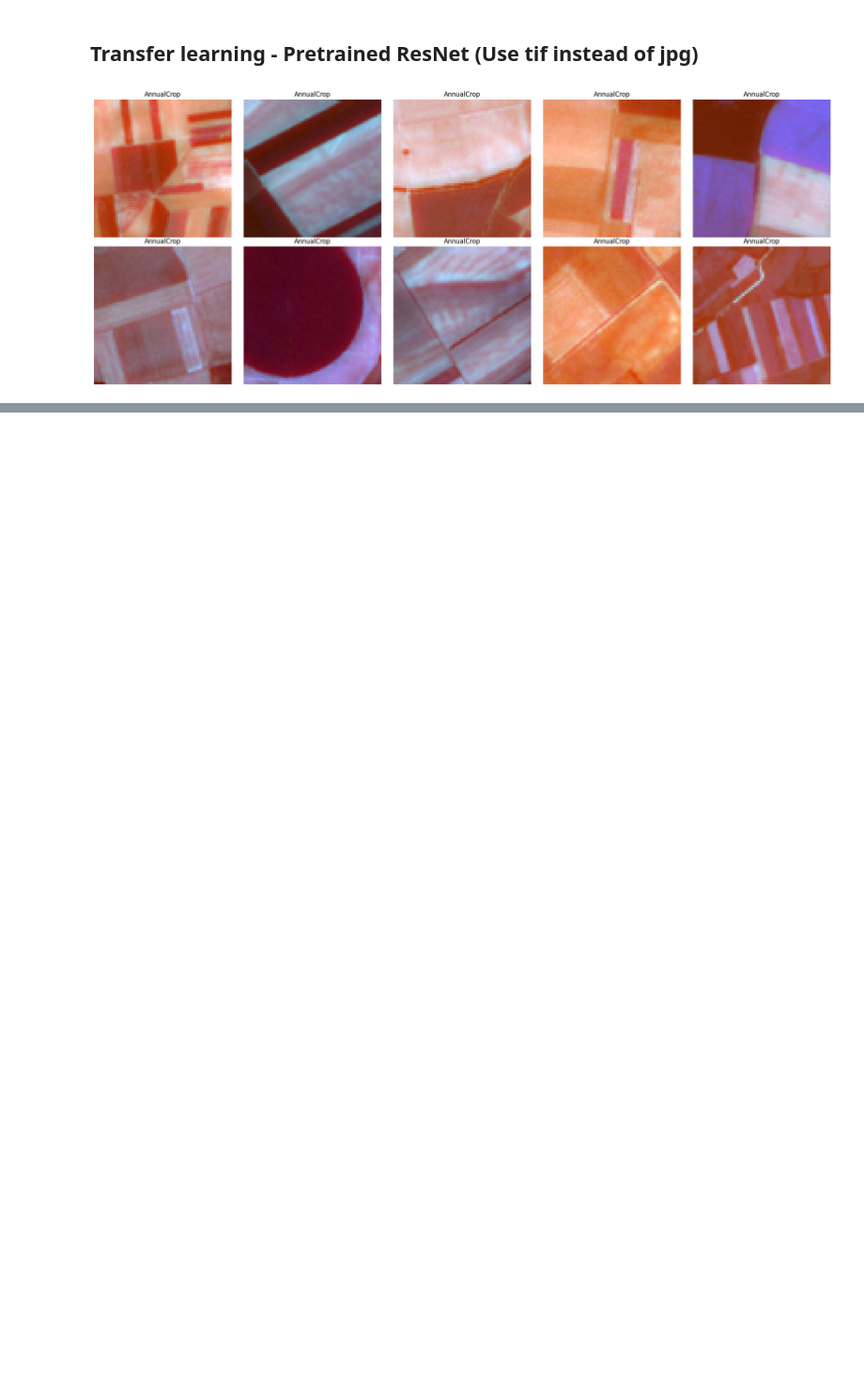
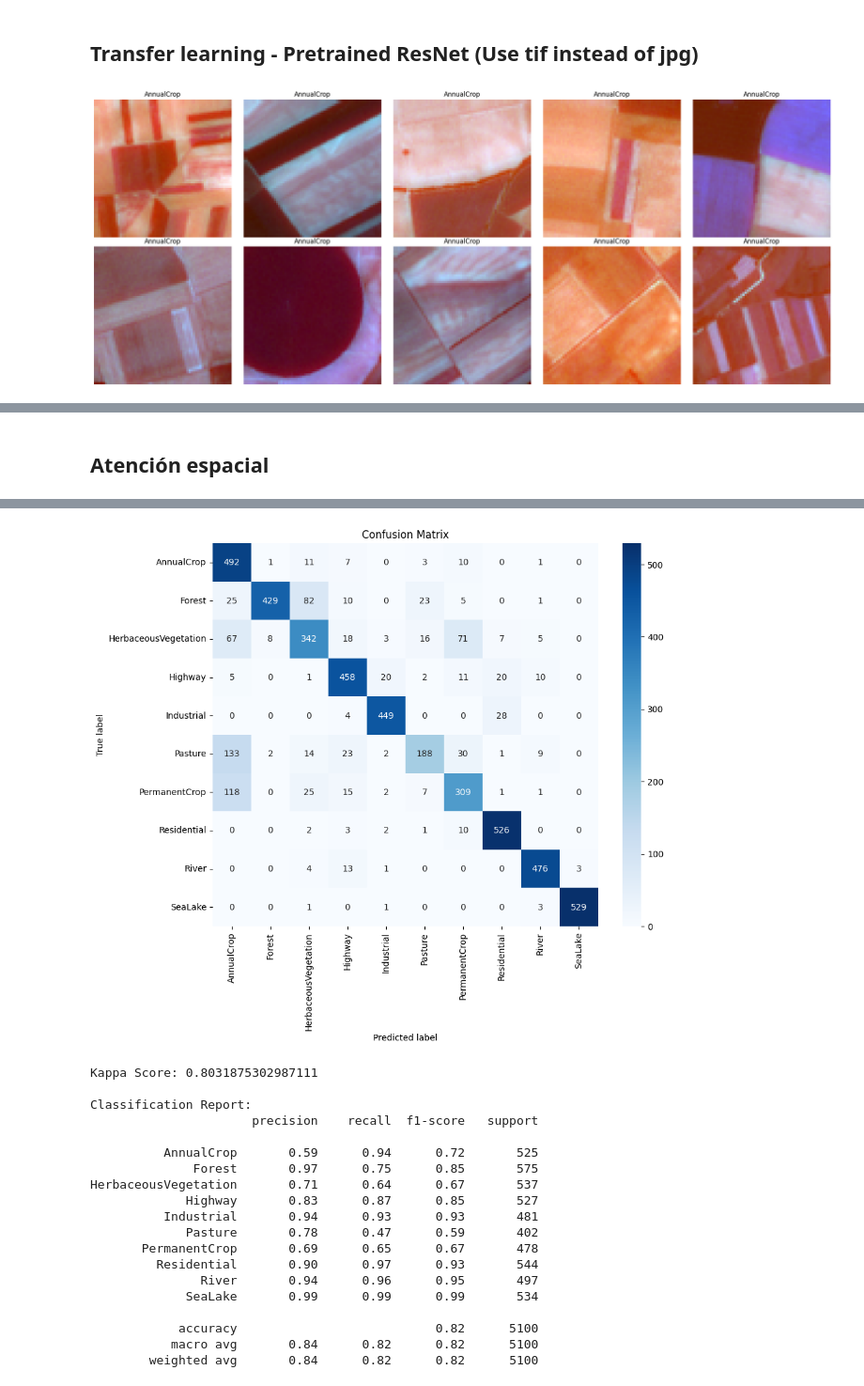
Before and after one commit to CEEU-lab/imgClassification, a Jupyter notebook: Image_Modeling_with_Keras/landuse_classification_EuroSat/Cnn_architectures.ipynb, the cells around one changed output, grey strips where cells are left out. Shown at 94% size. Cells and saved outputs as stored; diff of their text form; code cells hidden in the pictures; blank space fills up the shorter version.

Commit message:
spatial attention

```diff
--- a/Image_Modeling_with_Keras/landuse_classification_EuroSat/Cnn_architectures.ipynb
+++ b/Image_Modeling_with_Keras/landuse_classification_EuroSat/Cnn_architectures.ipynb
@@ -1065,0 +1021,46 @@ HerbaceousVegetation       0.27      0.14      0.18       537
+# %% [markdown]
+## Atención espacial
+# %%
+from tensorflow.keras import layers, models
+
+# Implementación de un mecanismo de atención espacial
+class SpatialAttention(layers.Layer):
+    def __init__(self):
+        super(SpatialAttention, self).__init__()
+        self.conv = layers.Conv2D(1, kernel_size=7, padding='same', activation='sigmoid')
+
+    def call(self, inputs):
+        avg_pool = tf.reduce_mean(inputs, axis=3, keepdims=True)
+        max_pool = tf.reduce_max(inputs, axis=3, keepdims=True)
+        concat = tf.concat([avg_pool, max_pool], axis=3)
+        attention = self.conv(concat)
+        return inputs * attention
+
+# Función para crear un modelo con atención espacial
+def create_attention_model(num_classes, input_shape=(64, 64, 4)):
+    inputs = layers.Input(shape=input_shape)
+    x = layers.Conv2D(64, 3, activation='relu')(inputs)
+    x = layers.MaxPooling2D()(x)
+    x = layers.Conv2D(128, 3, activation='relu')(x)
+    x = SpatialAttention()(x)
+    x = layers.MaxPooling2D()(x)
+    x = layers.Flatten()(x)
+    x = layers.Dense(256, activation='relu')(x)
+    outputs = layers.Dense(num_classes, activation='softmax')(x)
+
+    model = models.Model(inputs, outputs)
+    return model
+
+# Crear y compilar el modelo con atención
+attention_model = create_attention_model(num_classes=10)
+attention_model.compile(optimizer='adam', loss='categorical_crossentropy', metrics=['accuracy'])
+
+# Entrenar el modelo con atención
+history_attention = attention_model.fit(X_train, y_train,
+                                        epochs=20,
+                                        validation_data=(X_test, y_test),
+                                        batch_size=32)
+
+# Evaluar el modelo con atención
+evaluate_model(attention_model, X_test, y_test, classes)
+# %% [output]
@@ -1065,0 +1084,20 @@ HerbaceousVegetation       0.27      0.14      0.18       537
+[figure, added]
+Kappa Score: 0.8031875302987111
+
+Classification Report:
+                      precision    recall  f1-score   support
+
+          AnnualCrop       0.59      0.94      0.72       525
+              Forest       0.97      0.75      0.85       575
+HerbaceousVegetation       0.71      0.64      0.67       537
+             Highway       0.83      0.87      0.85       527
+          Industrial       0.94      0.93      0.93       481
+             Pasture       0.78      0.47      0.59       402
+       PermanentCrop       0.69      0.65      0.67       478
+         Residential       0.90      0.97      0.93       544
+               River       0.94      0.96      0.95       497
+             SeaLake       0.99      0.99      0.99       534
+
+            accuracy                           0.82      5100
+           macro avg       0.84      0.82      0.82      5100
+        weighted avg       0.84      0.82      0.82      5100
```
Also changed, not shown: parts of 27 cells of this notebook.
